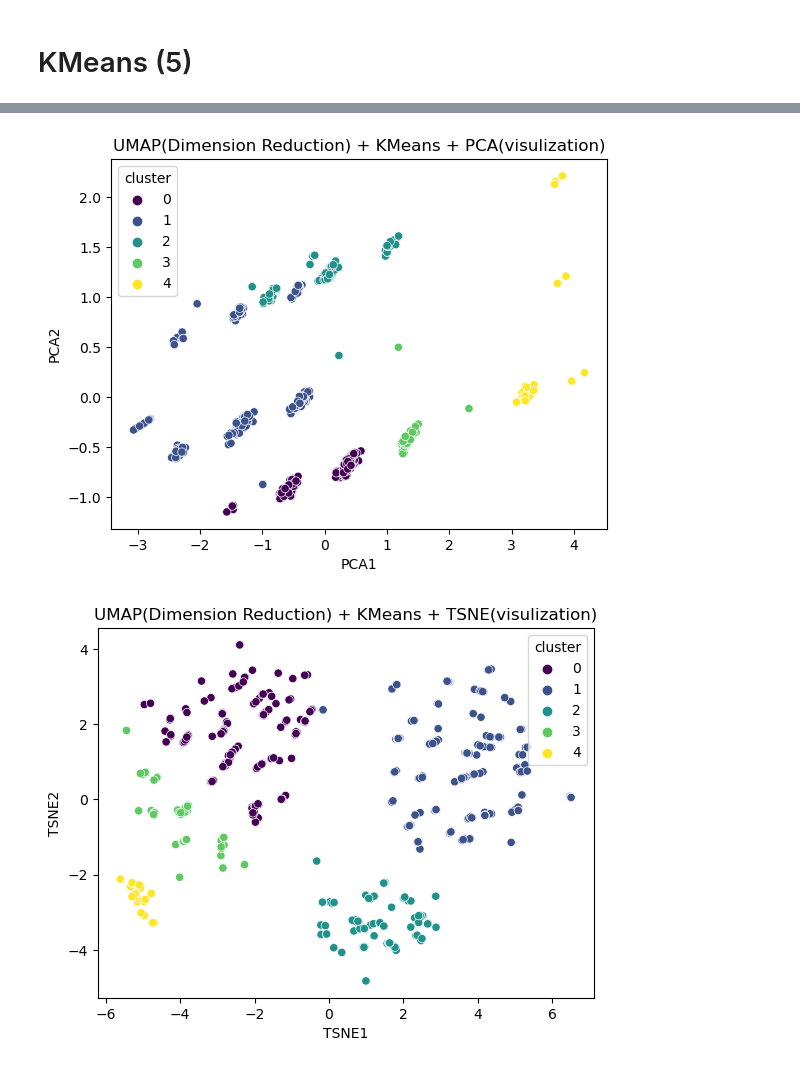
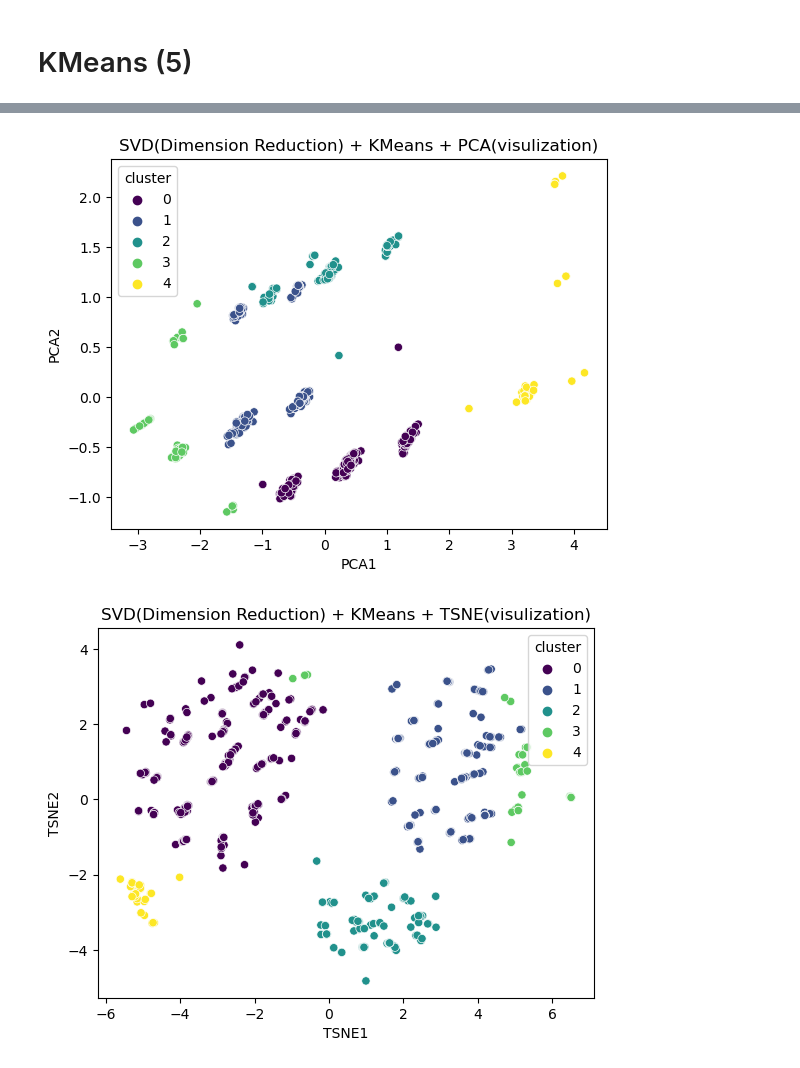
Before and after one commit to kateqwerty001/Laptops_Clustering, a Jupyter notebook: clustering/SVD_used_for_dimensionality_reduction.ipynb, the cells around one changed output, grey strips where cells are left out. Saved outputs shown, nothing was run; the diff lists cells and outputs as text; code cells hidden in the pictures.

```diff
--- a/clustering/SVD_used_for_dimensionality_reduction.ipynb
+++ b/clustering/SVD_used_for_dimensionality_reduction.ipynb
@@ -207,25 +188,25 @@ df_pca = pd.DataFrame(data=data_pca, columns=['PCA1', 'PCA2'])
 df_pca['cluster'] = df_svd['cluster']
 
 sns.scatterplot(data=df_pca, x='PCA1', y='PCA2', hue='cluster', palette='viridis')
-plt.title('UMAP(Dimension Reduction) + KMeans + PCA(visulization)')
+plt.title('SVD(Dimension Reduction) + KMeans + PCA(visulization)')
 plt.show()
 # %% [output]
-[figure, old version]
+[figure, new version]
 # %%
 from sklearn.manifold import TSNE
 
 tsne = TSNE(n_components=2, random_state=0, perplexity=300, n_iter=300)
 data_tsne = tsne.fit_transform(df_svd.drop('cluster', axis=1))
 
 df_tsne = pd.DataFrame(data=data_tsne, columns=['TSNE1', 'TSNE2'])
 
 df_tsne['cluster'] = df_svd['cluster']
 
 sns.scatterplot(data=df_tsne, x='TSNE1', y='TSNE2', hue='cluster', palette='viridis')
-plt.title('UMAP(Dimension Reduction) + KMeans + TSNE(visulization)')
+plt.title('SVD(Dimension Reduction) + KMeans + TSNE(visulization)')
 plt.show()
 # %% [output]
-[figure, old version]
+[figure, new version]
 # %%
 from sklearn.manifold import MDS
 
```
Also changed, not shown: parts of 8 cells of this notebook, 1 other file.
